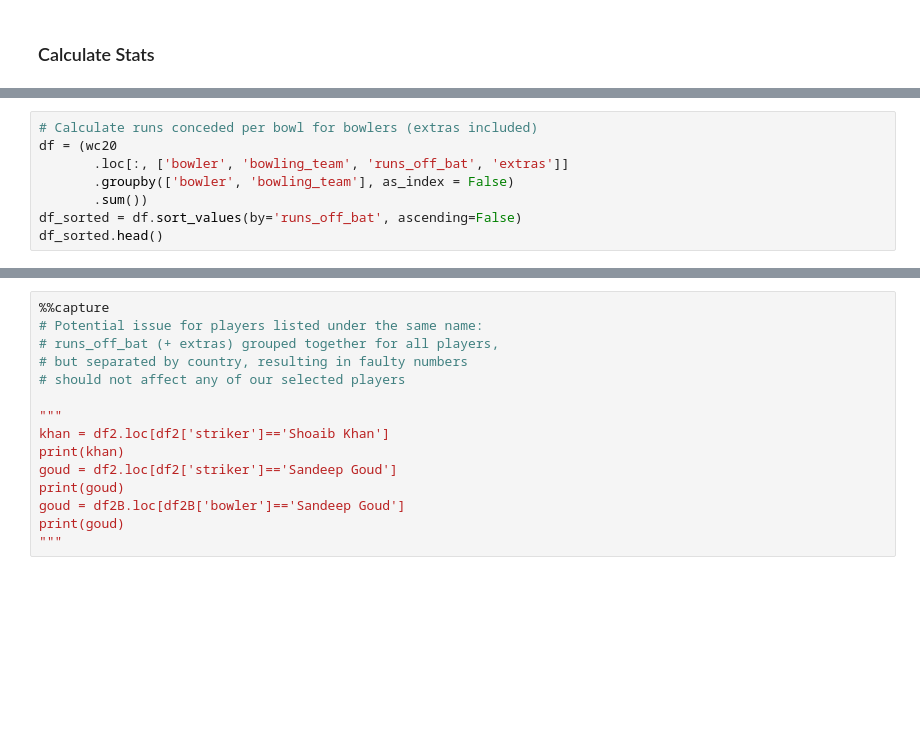
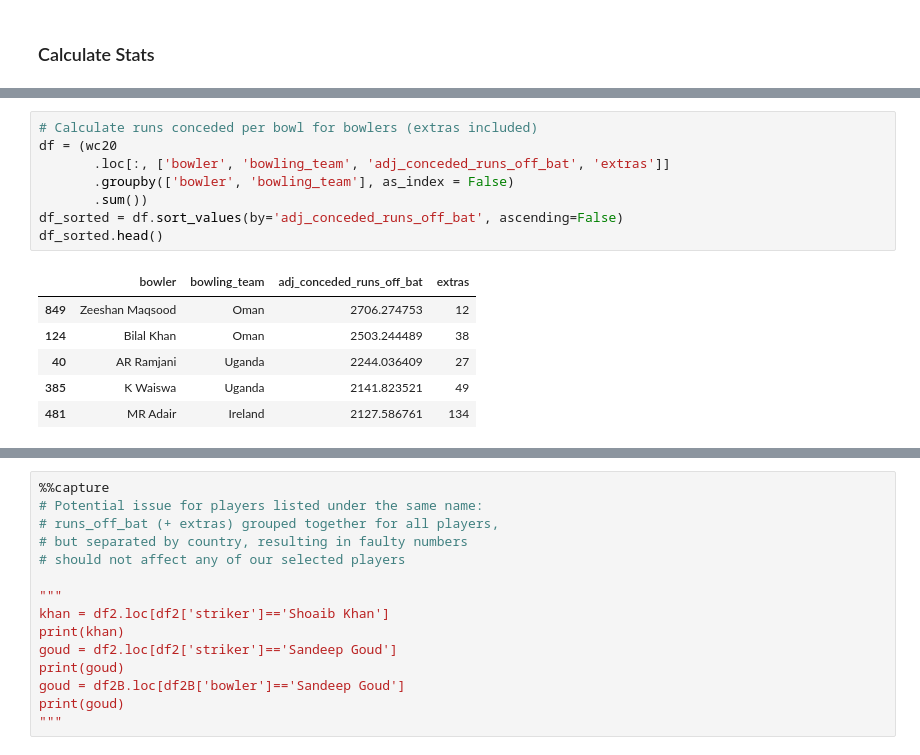
Before and after one commit to loreeian/wsa-cricket-2024-public, a Jupyter notebook: cricket_stats.ipynb, the cells around one changed output, grey strips where cells are left out. Saved outputs shown, nothing was run; the diff lists cells and outputs as text; blank space fills up the shorter version.

```diff
--- a/cricket_stats.ipynb
+++ b/cricket_stats.ipynb
@@ -157,11 +267,18 @@ dfA.head(10)
 # %%
 # Calculate runs conceded per bowl for bowlers (extras included)
 df = (wc20
-       .loc[:, ['bowler', 'bowling_team', 'runs_off_bat', 'extras']]
+       .loc[:, ['bowler', 'bowling_team', 'adj_conceded_runs_off_bat', 'extras']]
        .groupby(['bowler', 'bowling_team'], as_index = False)
        .sum())
-df_sorted = df.sort_values(by='runs_off_bat', ascending=False)
+df_sorted = df.sort_values(by='adj_conceded_runs_off_bat', ascending=False)
 df_sorted.head()
+# %% [output]
+|  | bowler | bowling_team | adj_conceded_runs_off_bat | extras |
+| 849 | Zeeshan Maqsood | Oman | 2706.274753 | 12 |
+| 124 | Bilal Khan | Oman | 2503.244489 | 38 |
+| 40 | AR Ramjani | Uganda | 2244.036409 | 27 |
+| 385 | K Waiswa | Uganda | 2141.823521 | 49 |
+| 481 | MR Adair | Ireland | 2127.586761 | 134 |
 # %%
 num_bowls = (wc20
        .loc[:, ['bowler', 'bowling_team', 'batting_team']]
```
Also changed, not shown: parts of 15 cells of this notebook.
